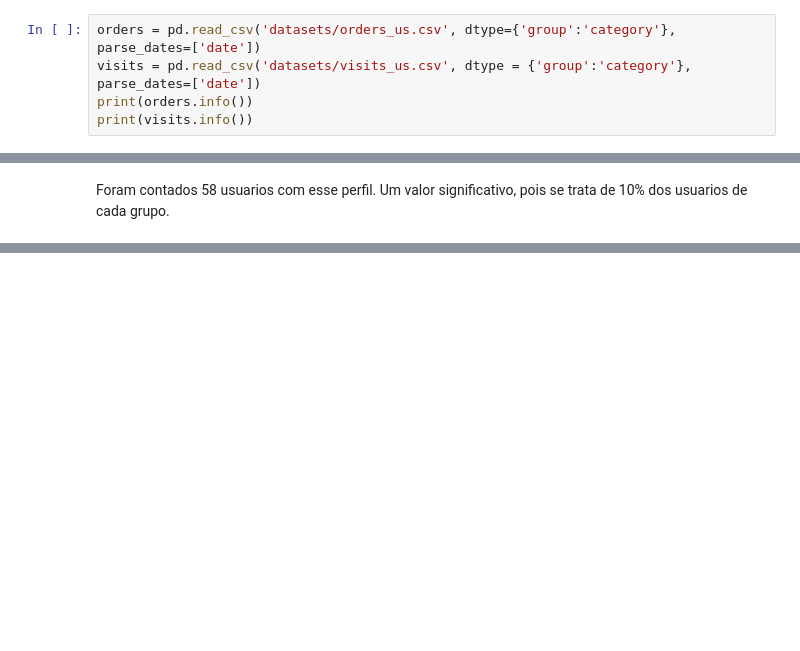
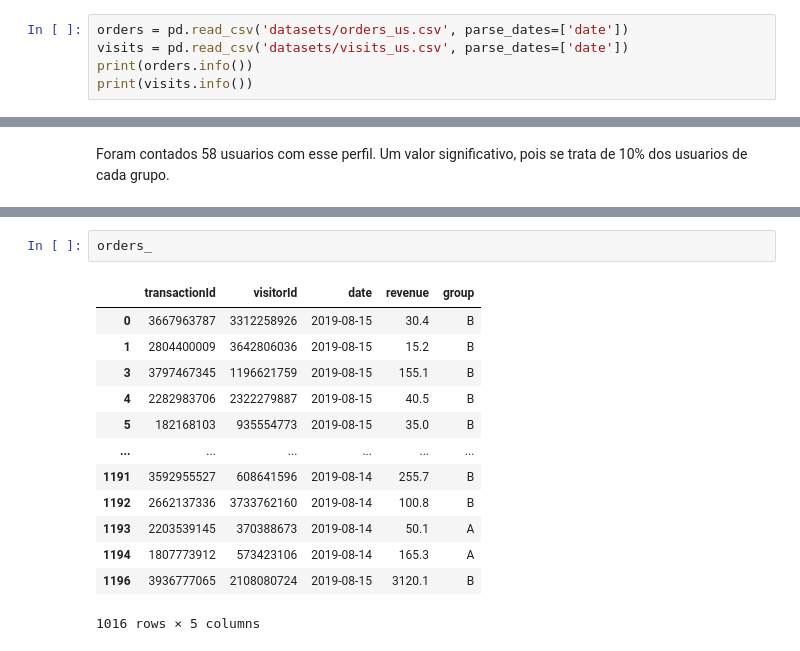
Before and after one commit to gustavoquareli/projeto_S09, a Jupyter notebook: notebook.ipynb, the cells around one changed output, grey strips where cells are left out. Drawn from its saved outputs; the diff is of its cells as text; blank space fills up the shorter version.

```diff
--- a/notebook.ipynb
+++ b/notebook.ipynb
@@ -73,8 +79,8 @@ None
 # %% [markdown]
 mesmo procedimento que em orders
 # %%
-orders = pd.read_csv('datasets/orders_us.csv', dtype={'group':'category'}, parse_dates=['date'])
-visits = pd.read_csv('datasets/visits_us.csv', dtype = {'group':'category'}, parse_dates=['date'])
+orders = pd.read_csv('datasets/orders_us.csv', parse_dates=['date'])
+visits = pd.read_csv('datasets/visits_us.csv', parse_dates=['date'])
 print(orders.info())
 print(visits.info())
 # %% [output]
@@ -201,0 +308,16 @@ Uma parcela significativa dos dados foi comprometida
+# %%
+orders_
+# %% [output]
+|  | transactionId | visitorId | date | revenue | group |
+| 0 | 3667963787 | 3312258926 | 2019-08-15 | 30.4 | B |
+| 1 | 2804400009 | 3642806036 | 2019-08-15 | 15.2 | B |
+| 3 | 3797467345 | 1196621759 | 2019-08-15 | 155.1 | B |
+| 4 | 2282983706 | 2322279887 | 2019-08-15 | 40.5 | B |
+| 5 | 182168103 | 935554773 | 2019-08-15 | 35.0 | B |
+| ... | ... | ... | ... | ... | ... |
+| 1191 | 3592955527 | 608641596 | 2019-08-14 | 255.7 | B |
+| 1192 | 2662137336 | 3733762160 | 2019-08-14 | 100.8 | B |
+| 1193 | 2203539145 | 370388673 | 2019-08-14 | 50.1 | A |
+| 1194 | 1807773912 | 573423106 | 2019-08-14 | 165.3 | A |
+| 1196 | 3936777065 | 2108080724 | 2019-08-15 | 3120.1 | B |
+1016 rows × 5 columns
```
Also changed, not shown: parts of 17 cells of this notebook.
